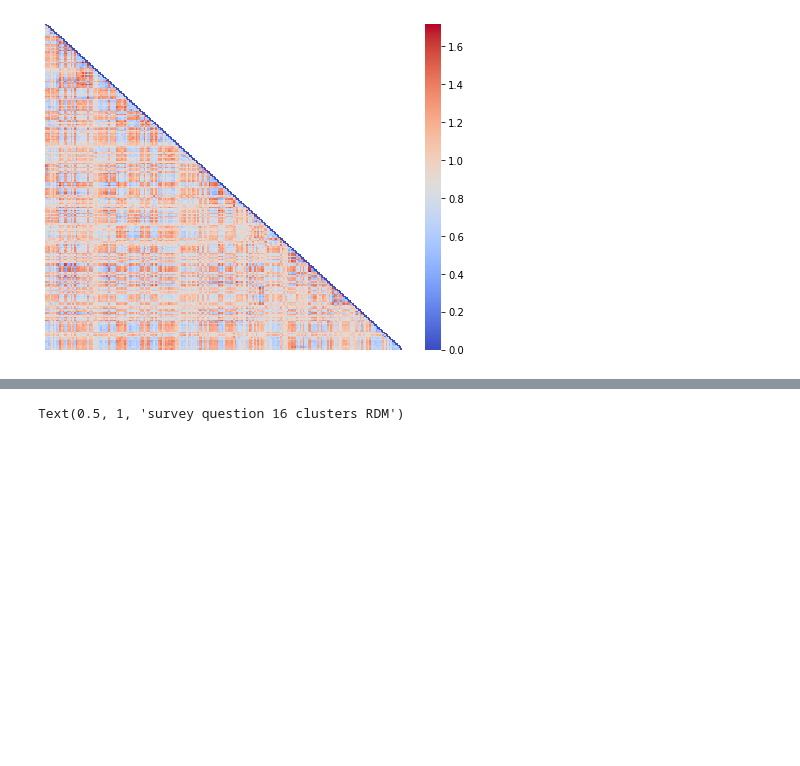
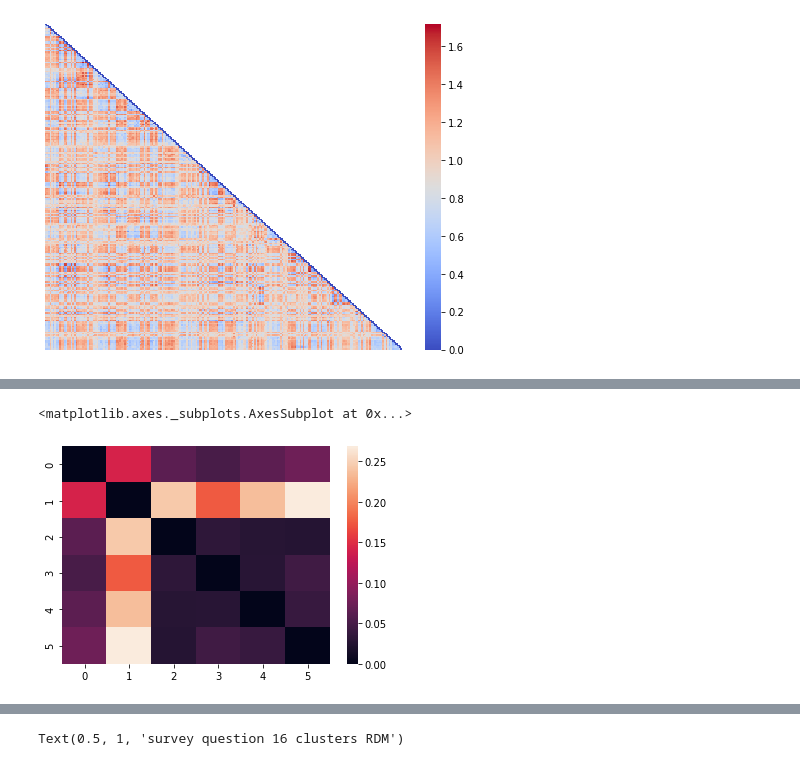
Before and after one commit to ericabusch/RDM_resources, a Jupyter notebook: RDMs.ipynb, the cells around one changed output, grey strips where cells are left out. Cells and saved outputs as stored; diff of their text form; code cells hidden in the pictures; blank space fills up the shorter version.

```diff
--- a/RDMs.ipynb
+++ b/RDMs.ipynb
@@ -53,0 +83,6 @@ questions = raw_responses.columns
+# %%
+not_transposed = pdist(cluster_correlations,'correlation')
+sns.heatmap(squareform(not_transposed))
+# %% [output]
+<matplotlib.axes._subplots.AxesSubplot at 0x...>
+[figure, added]
```
Also changed, not shown: parts of 19 cells of this notebook.
